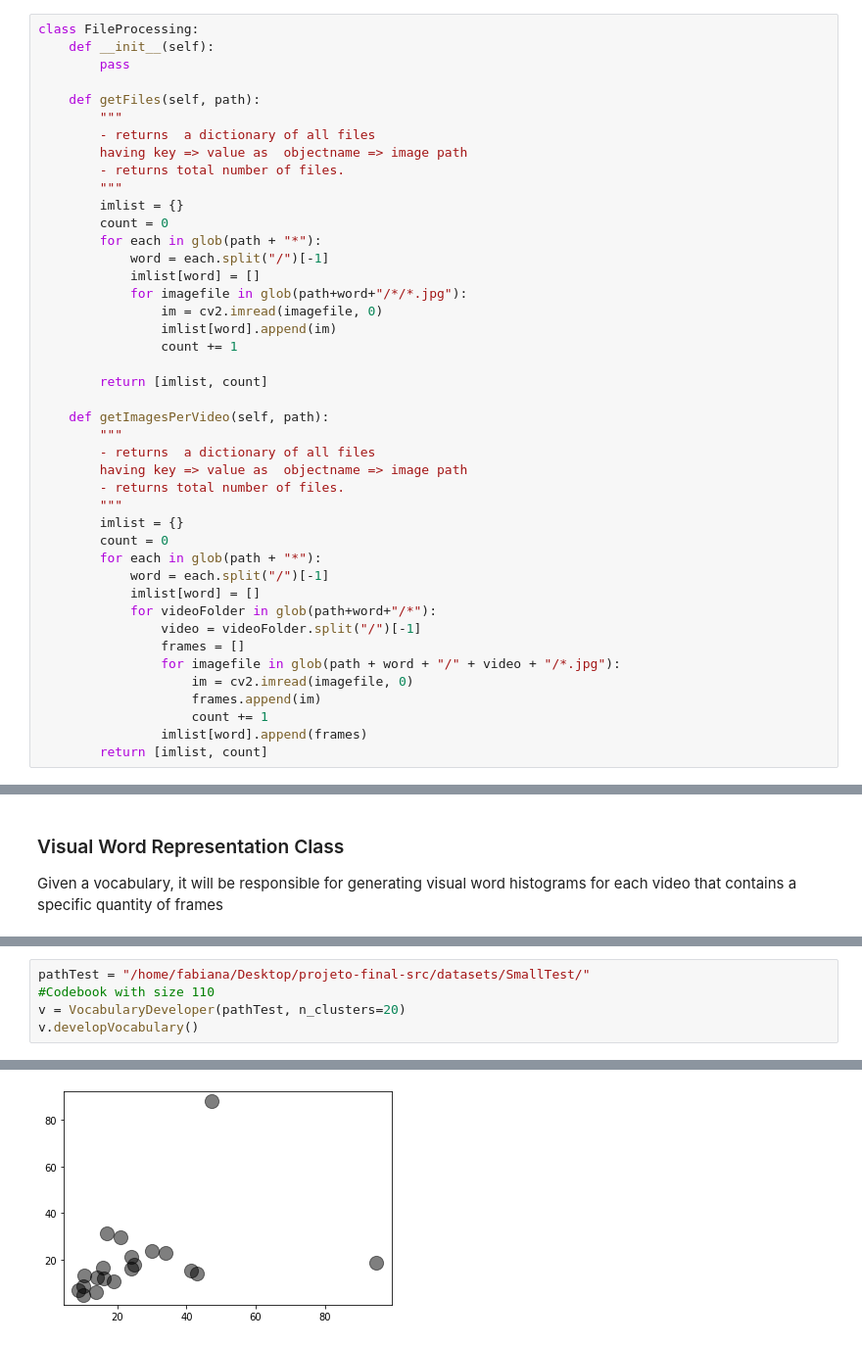
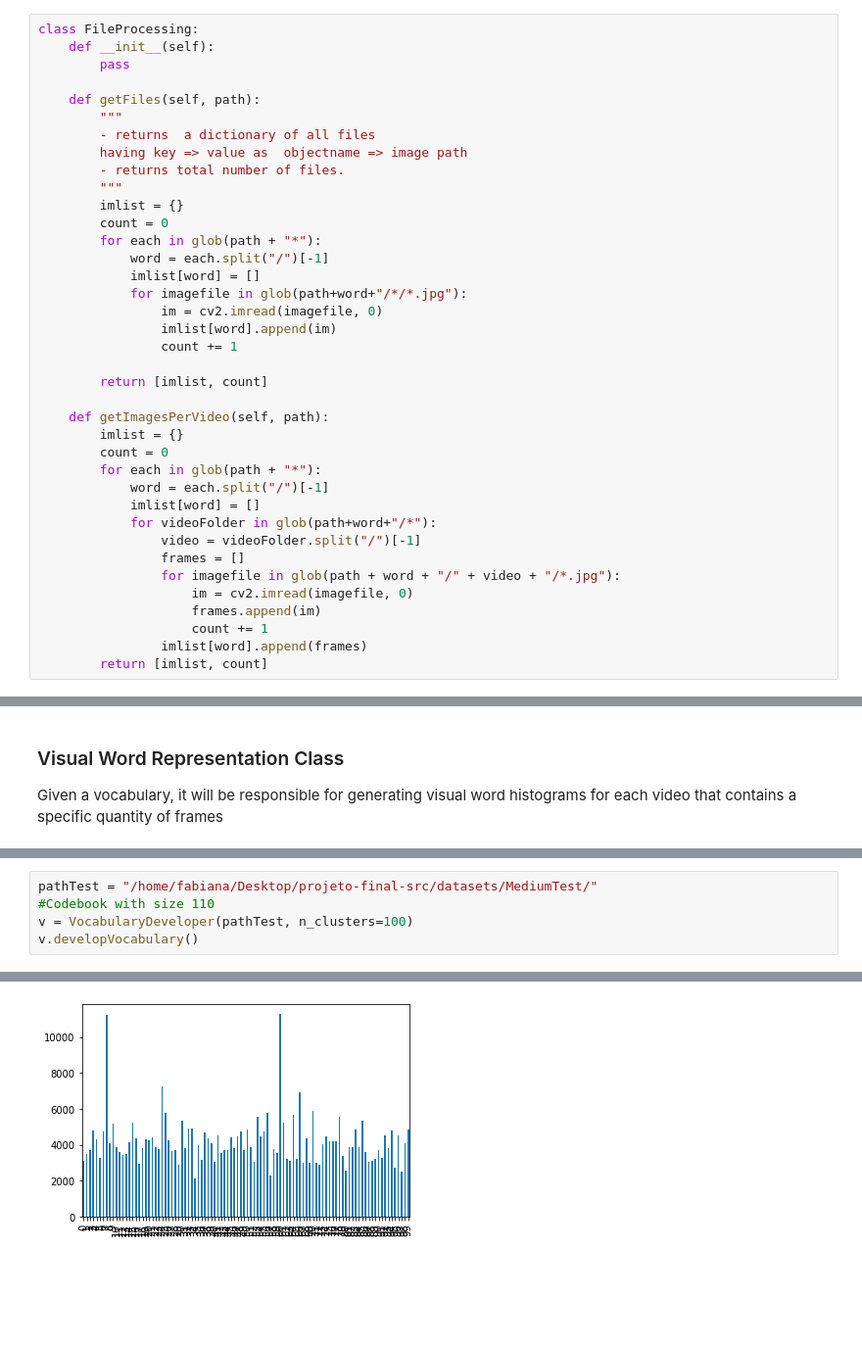
Before and after one commit to fabianaferreira/final-project-src, a Jupyter notebook: BagOfFeatures/BOV.ipynb, the cells around one changed output, grey strips where cells are left out. Shown at 98% size. Saved outputs shown, nothing was run; the diff lists cells and outputs as text; blank space fills up the shorter version.

```diff
--- a/BagOfFeatures/BOV.ipynb
+++ b/BagOfFeatures/BOV.ipynb
@@ -50,11 +52,6 @@ class FileProcessing:
         return [imlist, count]
 
     def getImagesPerVideo(self, path):
-        """
-        - returns  a dictionary of all files
-        having key => value as  objectname => image path
-        - returns total number of files.
-        """
         imlist = {}
         count = 0
         for each in glob(path + "*"):
@@ -255,8 +257,8 @@ class VisualWordRepresentation:
             plt.xticks(x_scalar + 0.4, x_scalar)
             plt.show()
 # %%
-pathTest = "/home/fabiana/Desktop/projeto-final-src/datasets/SmallTest/"
+pathTest = "/home/fabiana/Desktop/projeto-final-src/datasets/MediumTest/"
 #Codebook with size 110
-v = VocabularyDeveloper(pathTest, n_clusters=20)
+v = VocabularyDeveloper(pathTest, n_clusters=100)
 v.developVocabulary()
 # %% [output]
@@ -271,2 +271,2 @@ Plotting cluster result
 Vocabulary Histogram Generated
-[figure, old version]
+[figure, new version]
```
Also changed, not shown: parts of 13 cells of this notebook, 6 other files.
